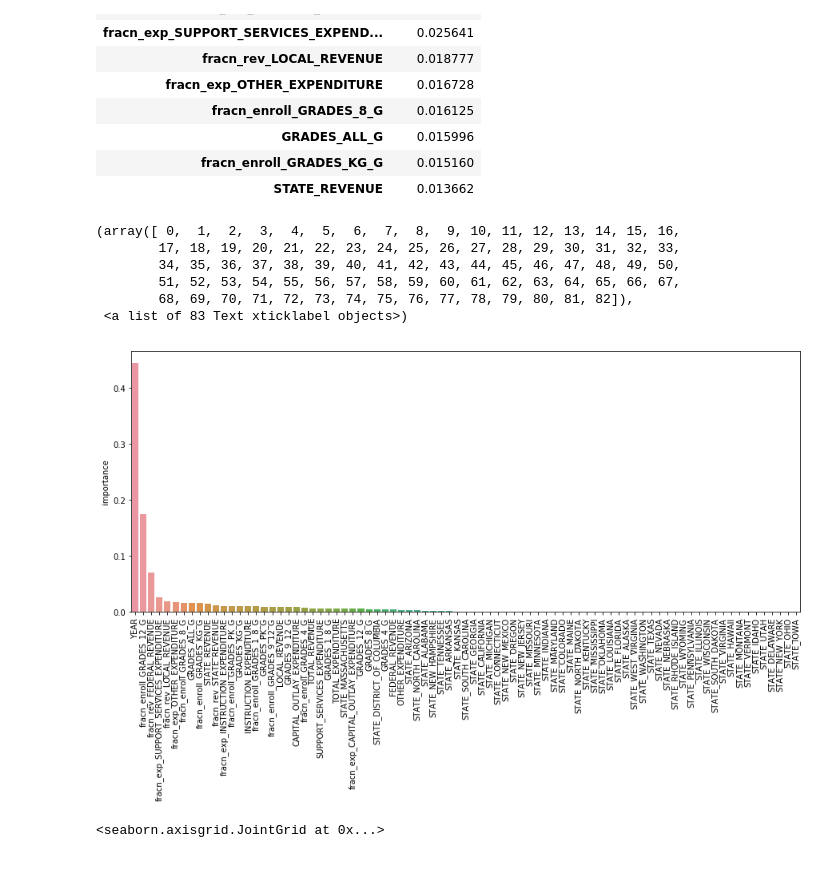
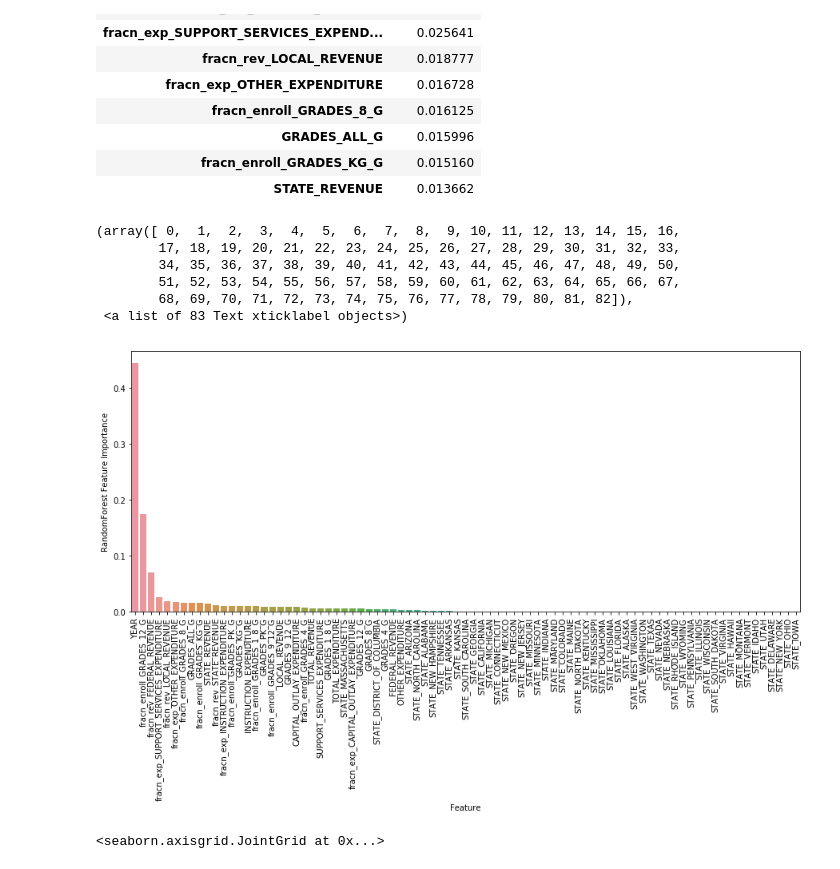
Before and after one commit to daericks/us-ed, a Jupyter notebook: notebooks/1_cross_validation_models.ipynb, the cells around one changed output. Drawn from its saved outputs; the diff is of its cells as text; code cells hidden in the pictures.

```diff
--- a/notebooks/1_cross_validation_models.ipynb
+++ b/notebooks/1_cross_validation_models.ipynb
@@ -235,15 +248,17 @@ feature_importances_rf.head(10)
 # %%
 plt.figure(figsize=(15,6))
 ax = sns.barplot(x=feature_importances_rf.index, y=feature_importances_rf['importance'])
+ax.set_xlabel('Feature')
+ax.set_ylabel('RandomForest Feature Importance')
 plt.xticks(rotation=90)
 # %% [output]
 (array([ 0,  1,  2,  3,  4,  5,  6,  7,  8,  9, 10, 11, 12, 13, 14, 15, 16,
         17, 18, 19, 20, 21, 22, 23, 24, 25, 26, 27, 28, 29, 30, 31, 32, 33,
         34, 35, 36, 37, 38, 39, 40, 41, 42, 43, 44, 45, 46, 47, 48, 49, 50,
         51, 52, 53, 54, 55, 56, 57, 58, 59, 60, 61, 62, 63, 64, 65, 66, 67,
         68, 69, 70, 71, 72, 73, 74, 75, 76, 77, 78, 79, 80, 81, 82]),
  <a list of 83 Text xticklabel objects>)
-[figure, old version]
+[figure, new version]
 # %%
 sns.jointplot(x='AVG_MATH_4_SCORE', y='fracn_exp_SUPPORT_SERVICES_EXPENDITURE', kind='reg', data=df)
 # %% [output]
```
Also changed, not shown: parts of 5 cells of this notebook, 1 other file.
